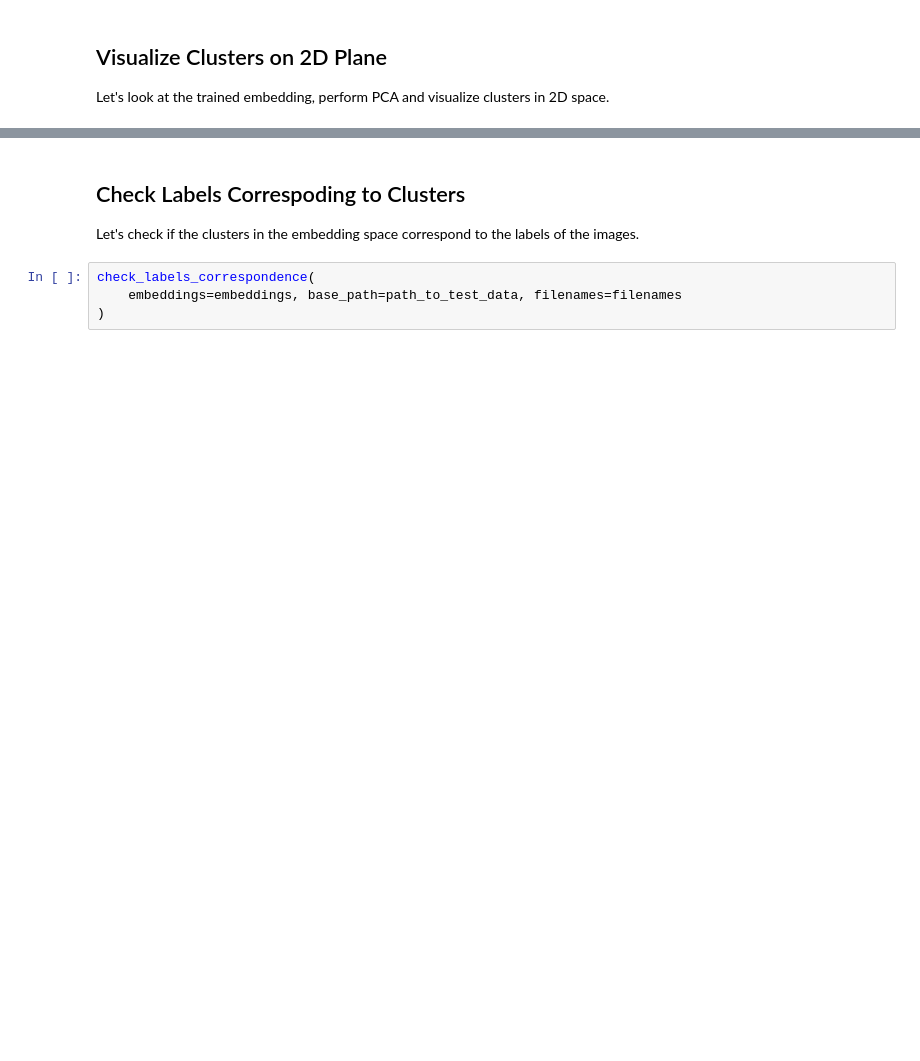
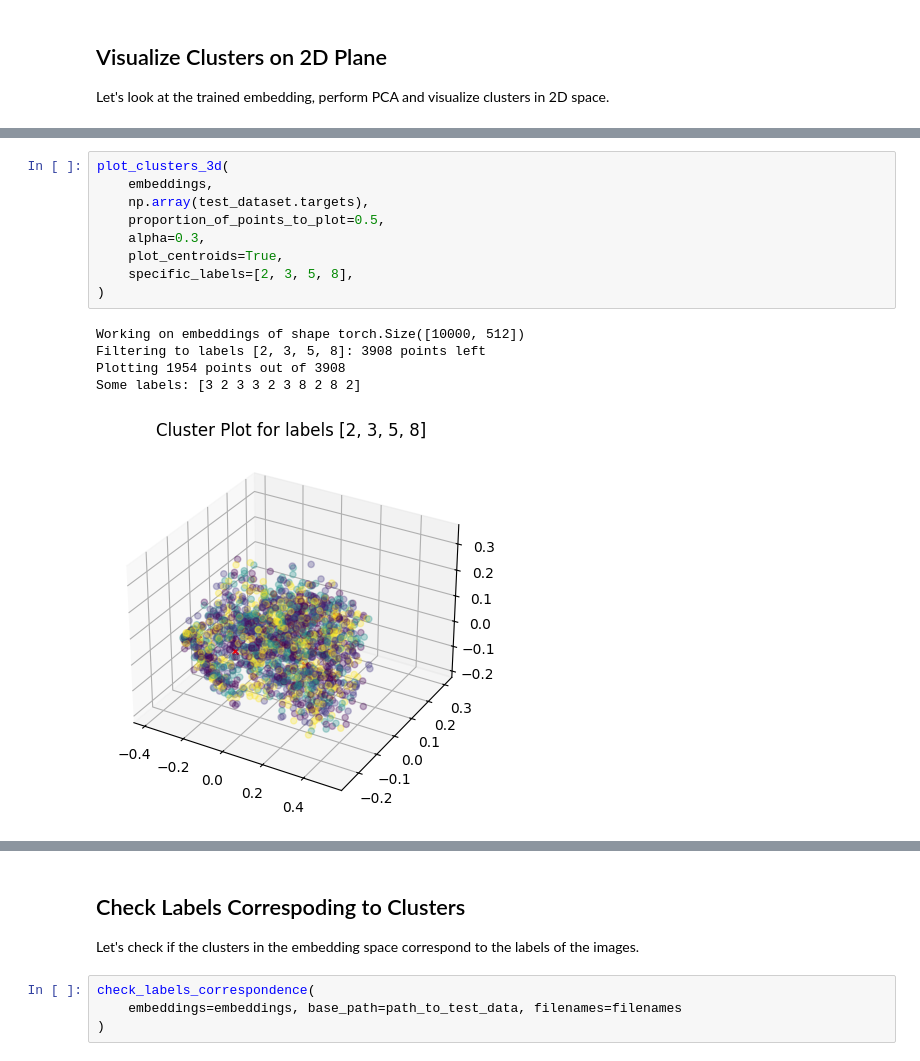
Before and after one commit to MKaczkow/ml_concepts, a Jupyter notebook: ideas/ssl/simcrl_mnist.ipynb, the cells around one changed output, grey strips where cells are left out. Drawn from its saved outputs; the diff is of its cells as text; blank space fills up the shorter version.

```diff
--- a/ideas/ssl/simcrl_mnist.ipynb
+++ b/ideas/ssl/simcrl_mnist.ipynb
@@ -445,3 +611,18 @@ plot_clusters(
+# %%
+plot_clusters_3d(
+    embeddings,
+    np.array(test_dataset.targets),
+    proportion_of_points_to_plot=0.5,
+    alpha=0.3,
+    plot_centroids=True,
+    specific_labels=[2, 3, 5, 8],
+)
+# %% [output]
+Working on embeddings of shape torch.Size([10000, 512])
+Filtering to labels [2, 3, 5, 8]: 3908 points left
+Plotting 1954 points out of 3908
+Some labels: [3 2 3 3 2 3 8 2 8 2]
+[figure, added]
 # %%
 plot_clusters(
     embeddings,
```
Also changed, not shown: parts of 35 cells of this notebook, 7 other files.
